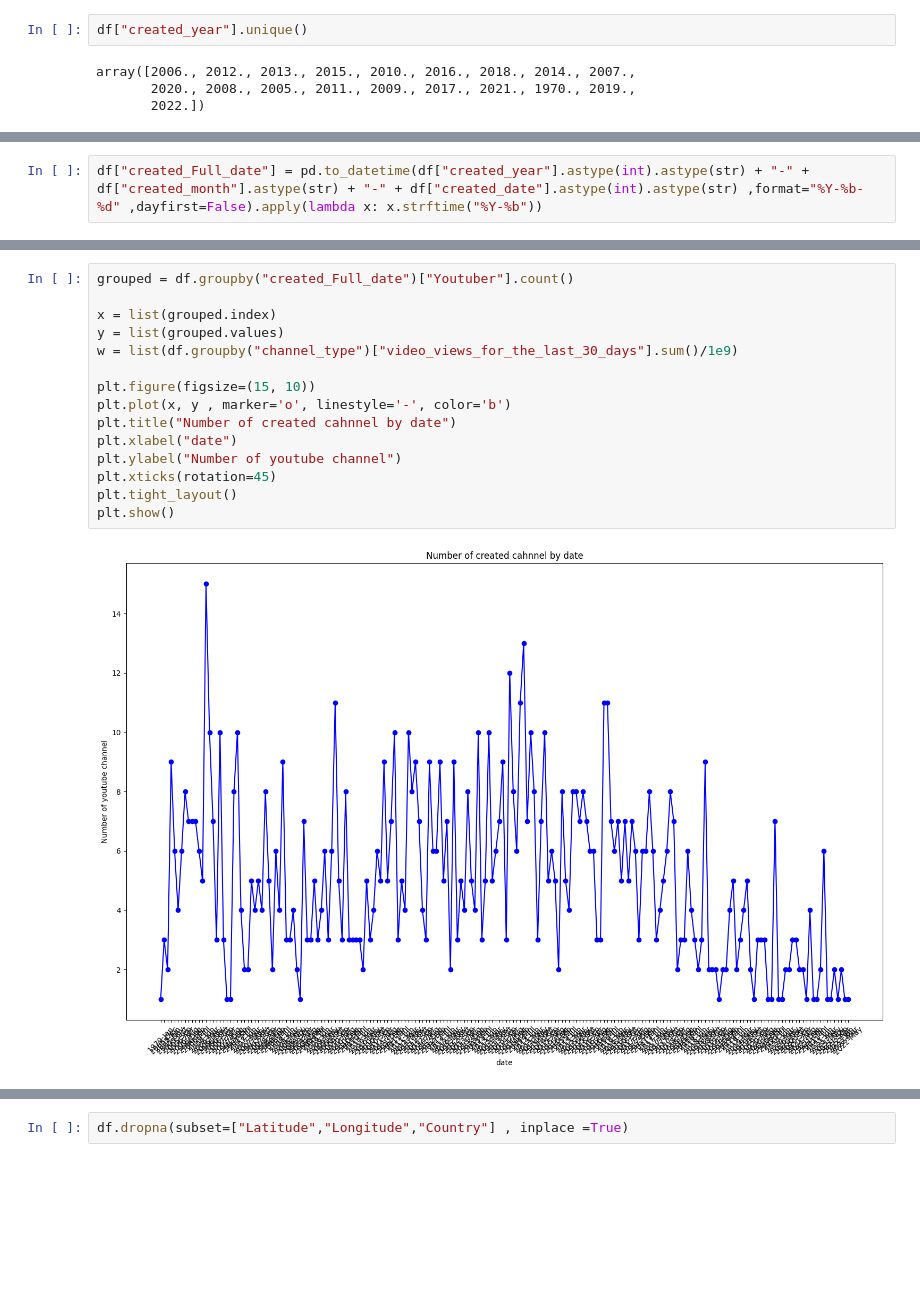
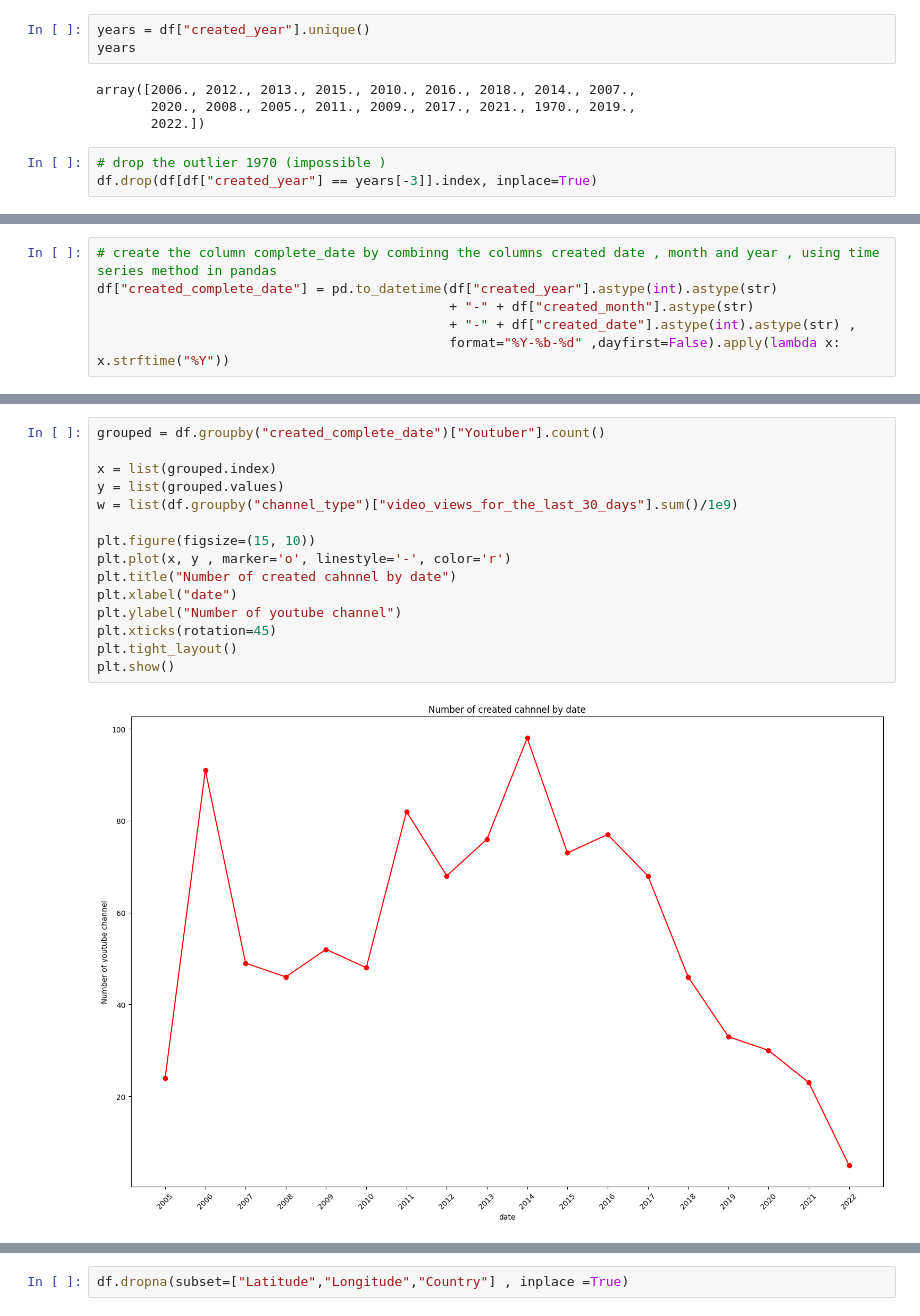
Before and after one commit to elmoujahidayoub171/Youtube-analysis-project, a Jupyter notebook: notebooks/time_series_vis.ipynb, the cells around one changed output, grey strips where cells are left out. Saved outputs shown, nothing was run; the diff lists cells and outputs as text; blank space fills up the shorter version.

```diff
--- a/notebooks/time_series_vis.ipynb
+++ b/notebooks/time_series_vis.ipynb
@@ -40,8 +34,12 @@ Latitude                                   121
 Longitude                                  121
 dtype: int64
 # %%
-df["created_year"].unique()
+years = df["created_year"].unique()
+years
 # %% [output]
 array([2006., 2012., 2013., 2015., 2010., 2016., 2018., 2014., 2007.,
        2020., 2008., 2005., 2011., 2009., 2017., 2021., 1970., 2019.,
        2022.])
+# %%
+# drop the outlier 1970 (impossible )
+df.drop(df[df["created_year"] == years[-3]].index, inplace=True)
@@ -48,3 +51,7 @@ array([2006., 2012., 2013., 2015., 2010., 2016., 2018., 2014., 2007.,
 # %%
-df["created_Full_date"] = pd.to_datetime(df["created_year"].astype(int).astype(str) + "-" + df["created_month"].astype(str) + "-" + df["created_date"].astype(int).astype(str) ,format="%Y-%b-%d" ,dayfirst=False).apply(lambda x: x.strftime("%Y-%b"))
+# create the column complete_date by combinng the columns created date , month and year , using time series method in pandas
+df["created_complete_date"] = pd.to_datetime(df["created_year"].astype(int).astype(str)
+                                             + "-" + df["created_month"].astype(str)
+                                             + "-" + df["created_date"].astype(int).astype(str) ,
+                                             format="%Y-%b-%d" ,dayfirst=False).apply(lambda x: x.strftime("%Y"))
 # %%
@@ -67,17 +75,17 @@ import matplotlib.pyplot as plt
 # %%
-grouped = df.groupby("created_Full_date")["Youtuber"].count()
+grouped = df.groupby("created_complete_date")["Youtuber"].count()
 
 x = list(grouped.index)
 y = list(grouped.values)
 w = list(df.groupby("channel_type")["video_views_for_the_last_30_days"].sum()/1e9)
 
 plt.figure(figsize=(15, 10))
-plt.plot(x, y , marker='o', linestyle='-', color='b')
+plt.plot(x, y , marker='o', linestyle='-', color='r')
 plt.title("Number of created cahnnel by date")
 plt.xlabel("date")
 plt.ylabel("Number of youtube channel")
 plt.xticks(rotation=45)
 plt.tight_layout()
 plt.show()
 # %% [output]
-[figure, old version]
+[figure, new version]
```
Also changed, not shown: parts of 12 cells of this notebook.
